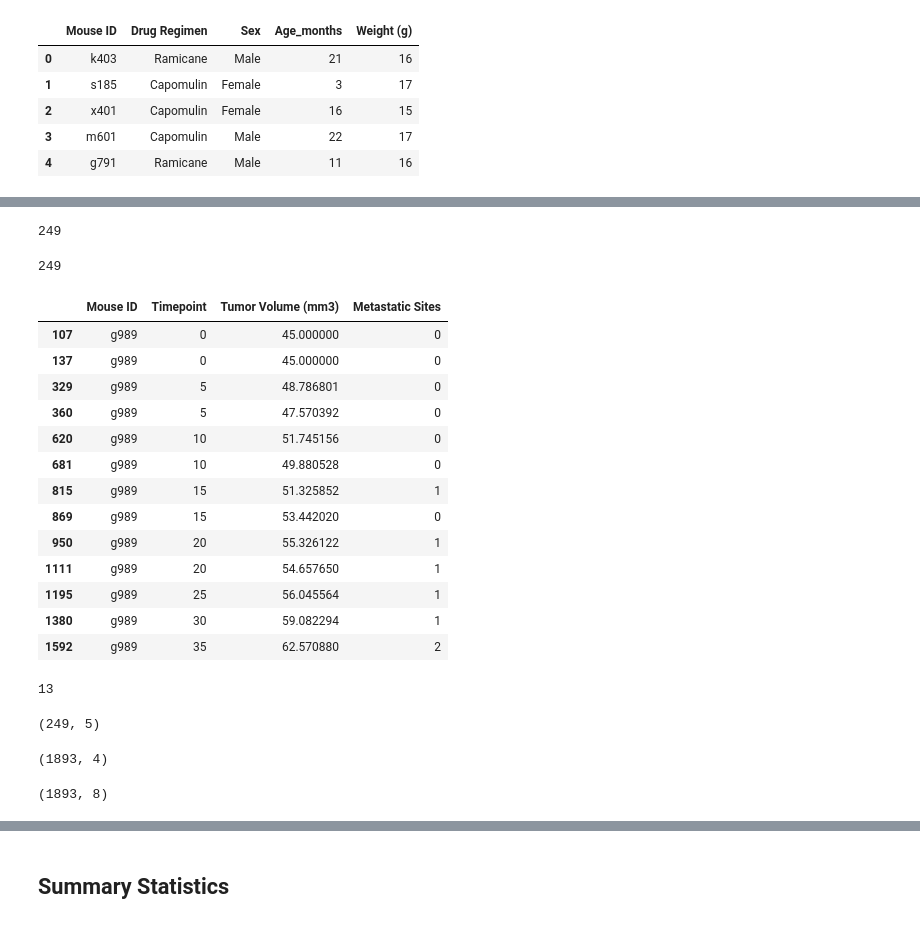
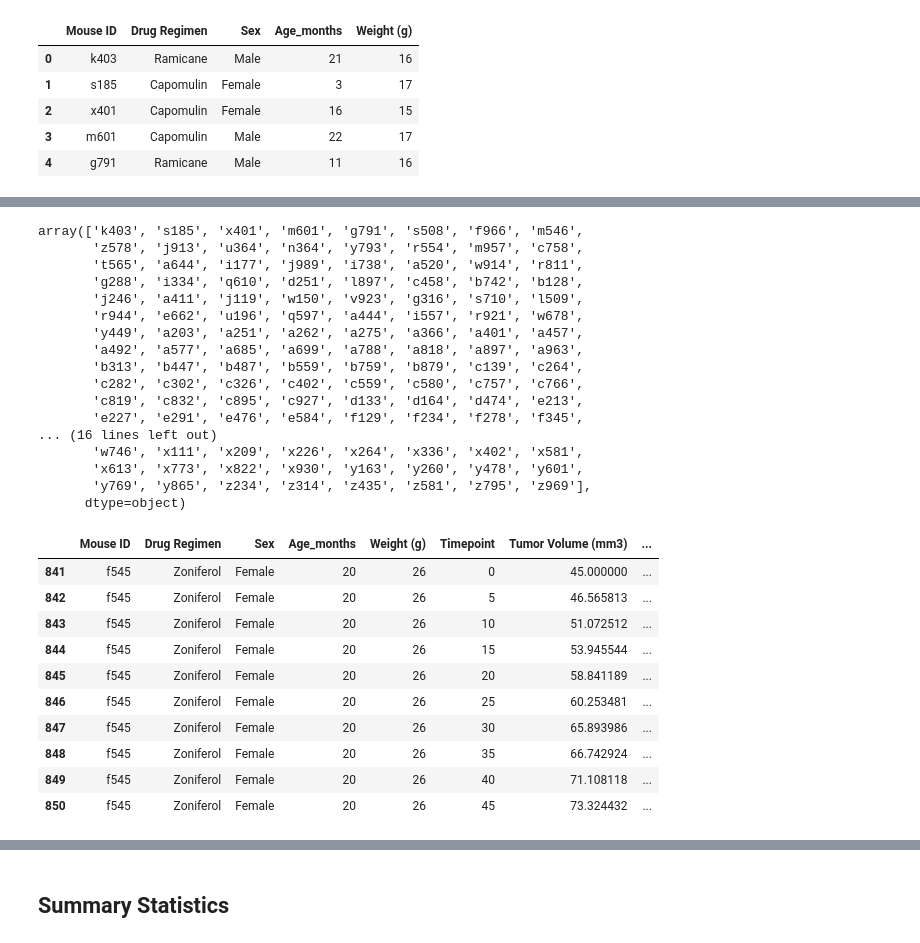
Before and after one commit to trezeget-1/Matplotlib_homework, a Jupyter notebook: 05-Matplotlib HWK/Pymaceuticals/pymaceuticals_starter.ipynb, the cells around one changed output, grey strips where cells are left out. Cells and saved outputs as stored; diff of their text form; code cells hidden in the pictures.

```diff
--- a/05-Matplotlib HWK/Pymaceuticals/pymaceuticals_starter.ipynb
+++ b/05-Matplotlib HWK/Pymaceuticals/pymaceuticals_starter.ipynb
@@ -36,42 +93,34 @@ mouse_metadata.head()
 # %%
-len(mouse_metadata["Mouse ID"].unique())
+clean_complete_data["Mouse ID"].unique()
 # %% [output]
-249
+array(['k403', 's185', 'x401', 'm601', 'g791', 's508', 'f966', 'm546',
+       'z578', 'j913', 'u364', 'n364', 'y793', 'r554', 'm957', 'c758',
+       't565', 'a644', 'i177', 'j989', 'i738', 'a520', 'w914', 'r811',
+       'g288', 'i334', 'q610', 'd251', 'l897', 'c458', 'b742', 'b128',
+       'j246', 'a411', 'j119', 'w150', 'v923', 'g316', 's710', 'l509',
+       'r944', 'e662', 'u196', 'q597', 'a444', 'i557', 'r921', 'w678',
+       'y449', 'a203', 'a251', 'a262', 'a275', 'a366', 'a401', 'a457',
+       'a492', 'a577', 'a685', 'a699', 'a788', 'a818', 'a897', 'a963',
+       'b313', 'b447', 'b487', 'b559', 'b759', 'b879', 'c139', 'c264',
+       'c282', 'c302', 'c326', 'c402', 'c559', 'c580', 'c757', 'c766',
+       'c819', 'c832', 'c895', 'c927', 'd133', 'd164', 'd474', 'e213',
+       'e227', 'e291', 'e476', 'e584', 'f129', 'f234', 'f278', 'f345',
+... (16 lines left out)
+       'w746', 'x111', 'x209', 'x226', 'x264', 'x336', 'x402', 'x581',
+       'x613', 'x773', 'x822', 'x930', 'y163', 'y260', 'y478', 'y601',
+       'y769', 'y865', 'z234', 'z314', 'z435', 'z581', 'z795', 'z969'],
+      dtype=object)
-# %%
-len(study_results["Mouse ID"].unique())
-# %% [output]
-249
-# %%
-study_results[study_results.duplicated(subset=['Mouse ID','Timepoint'])]
-study_results.loc[study_results["Mouse ID"]=="g989",:]
-# %% [output]
-|  | Mouse ID | Timepoint | Tumor Volume (mm3) | Metastatic Sites |
-| 107 | g989 | 0 | 45.000000 | 0 |
-| 137 | g989 | 0 | 45.000000 | 0 |
-| 329 | g989 | 5 | 48.786801 | 0 |
-| 360 | g989 | 5 | 47.570392 | 0 |
-| 620 | g989 | 10 | 51.745156 | 0 |
-| 681 | g989 | 10 | 49.880528 | 0 |
-| 815 | g989 | 15 | 51.325852 | 1 |
-| 869 | g989 | 15 | 53.442020 | 0 |
-| 950 | g989 | 20 | 55.326122 | 1 |
-| 1111 | g989 | 20 | 54.657650 | 1 |
-| 1195 | g989 | 25 | 56.045564 | 1 |
-| 1380 | g989 | 30 | 59.082294 | 1 |
-| 1592 | g989 | 35 | 62.570880 | 2 |
 # %%
-len(study_results.loc[study_results["Mouse ID"]=="g989",:])
+clean_complete_data.loc[clean_complete_data["Mouse ID"]=="f545",:]
 # %% [output]
-13
+|  | Mouse ID | Drug Regimen | Sex | Age_months | Weight (g) | Timepoint | Tumor Volume (mm3) | ... |
+| 841 | f545 | Zoniferol | Female | 20 | 26 | 0 | 45.000000 | ... |
+| 842 | f545 | Zoniferol | Female | 20 | 26 | 5 | 46.565813 | ... |
+| 843 | f545 | Zoniferol | Female | 20 | 26 | 10 | 51.072512 | ... |
+| 844 | f545 | Zoniferol | Female | 20 | 26 | 15 | 53.945544 | ... |
+| 845 | f545 | Zoniferol | Female | 20 | 26 | 20 | 58.841189 | ... |
+| 846 | f545 | Zoniferol | Female | 20 | 26 | 25 | 60.253481 | ... |
+| 847 | f545 | Zoniferol | Female | 20 | 26 | 30 | 65.893986 | ... |
+| 848 | f545 | Zoniferol | Female | 20 | 26 | 35 | 66.742924 | ... |
+| 849 | f545 | Zoniferol | Female | 20 | 26 | 40 | 71.108118 | ... |
+| 850 | f545 | Zoniferol | Female | 20 | 26 | 45 | 73.324432 | ... |
-# %%
-mouse_metadata.shape
-# %% [output]
-(249, 5)
-# %%
-study_results.shape
-# %% [output]
-(1893, 4)
-# %%
-complete_data.shape
-# %% [output]
-(1893, 8)
```
Also changed, not shown: parts of 18 cells of this notebook, 1 other file.
